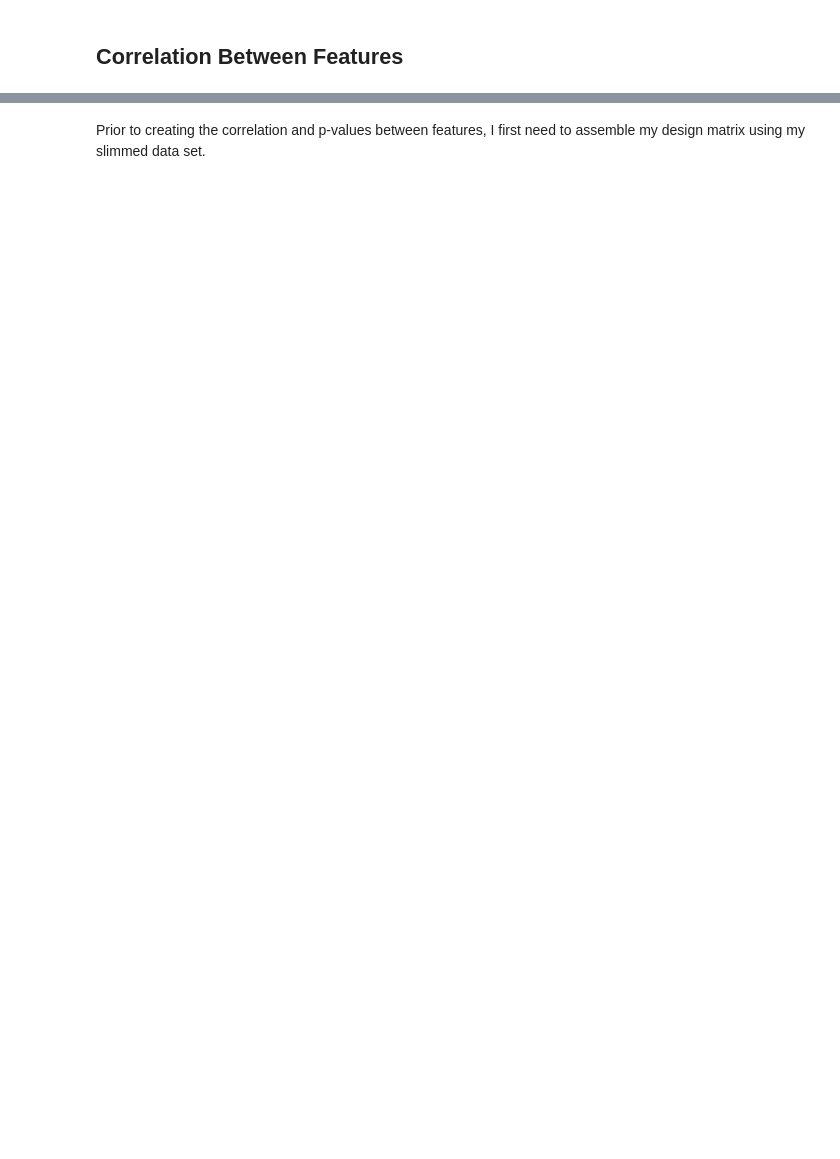
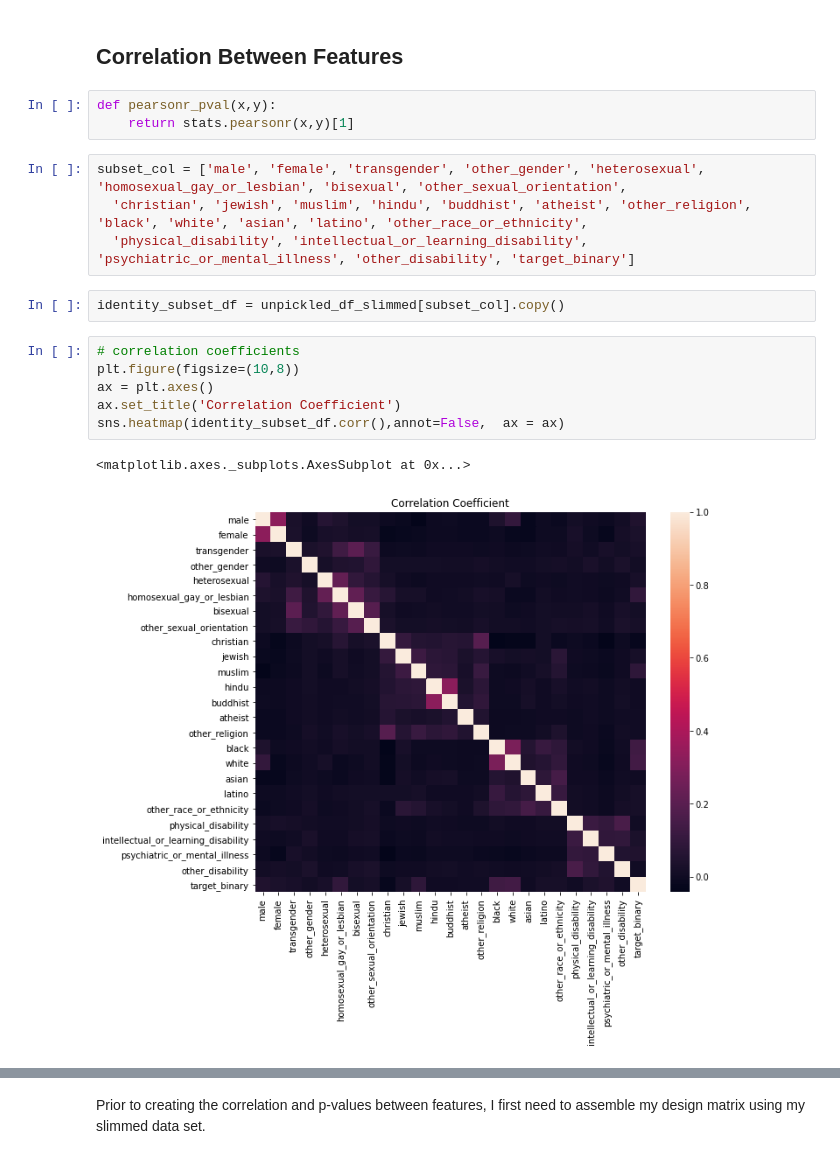
Before and after one commit to Esavoye/Data_Science_Career_Track, a Jupyter notebook: Capstone_1/Code/Capstone_1_Statistical_Data_Analysis.ipynb, the cells around one changed output, grey strips where cells are left out. Drawn from its saved outputs; the diff is of its cells as text; blank space fills up the shorter version.

```diff
--- a/Capstone_1/Code/Capstone_1_Statistical_Data_Analysis.ipynb
+++ b/Capstone_1/Code/Capstone_1_Statistical_Data_Analysis.ipynb
@@ -261,2 +239,20 @@ _ = plt.title('Differences in Avg Toxic & Non-Toxic Comments')
 # %% [markdown]
 ## Correlation Between Features
+# %%
+def pearsonr_pval(x,y):
+    return stats.pearsonr(x,y)[1]
+# %%
+subset_col = ['male', 'female', 'transgender', 'other_gender', 'heterosexual', 'homosexual_gay_or_lesbian', 'bisexual', 'other_sexual_orientation',
+  'christian', 'jewish', 'muslim', 'hindu', 'buddhist', 'atheist', 'other_religion', 'black', 'white', 'asian', 'latino', 'other_race_or_ethnicity',
+  'physical_disability', 'intellectual_or_learning_disability', 'psychiatric_or_mental_illness', 'other_disability', 'target_binary']
+# %%
+identity_subset_df = unpickled_df_slimmed[subset_col].copy()
+# %%
+# correlation coefficients
+plt.figure(figsize=(10,8))
+ax = plt.axes()
+ax.set_title('Correlation Coefficient')
+sns.heatmap(identity_subset_df.corr(),annot=False,  ax = ax)
+# %% [output]
+<matplotlib.axes._subplots.AxesSubplot at 0x...>
+[figure, added]
```
Also changed, not shown: parts of 16 cells of this notebook.
